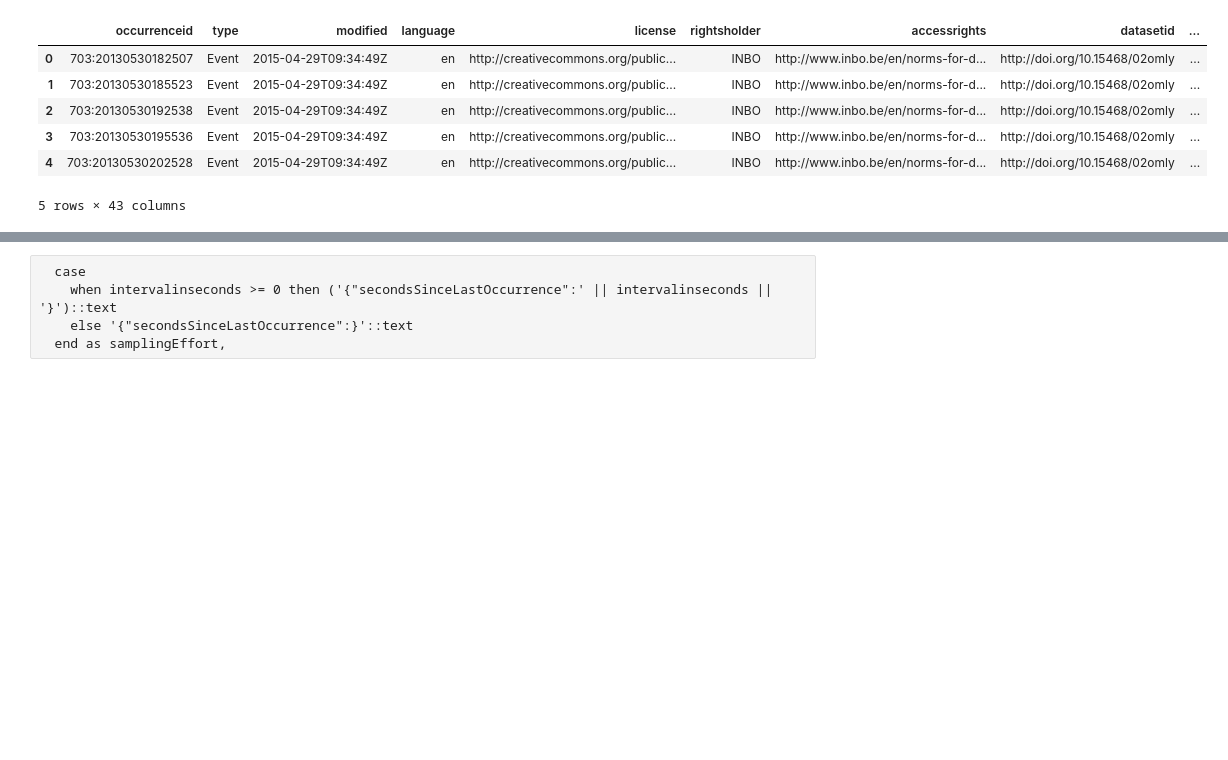
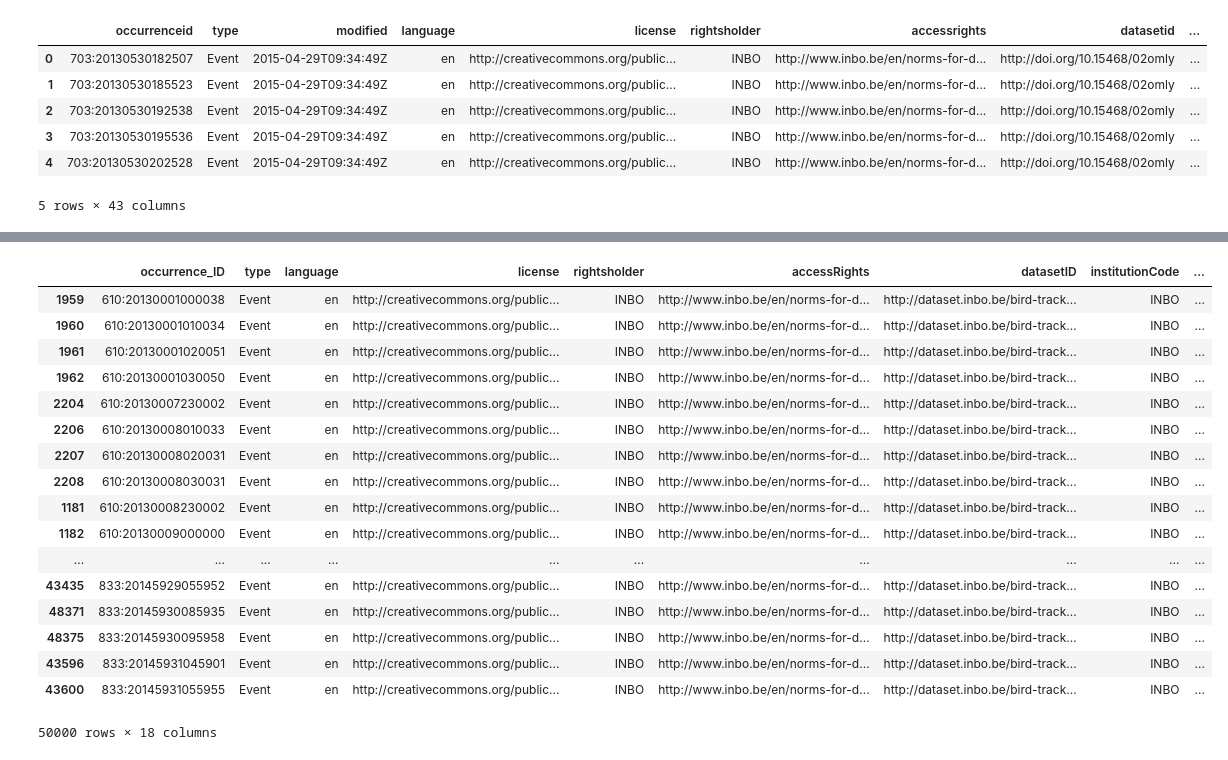
Before and after one commit to inbo/data-publication, a Jupyter notebook: datasets/bird-tracking-gull-occurrences/mapping/dwc-occurrence.ipynb, the cells around one changed output, grey strips where cells are left out. Saved outputs shown, nothing was run; the diff lists cells and outputs as text; code cells hidden in the pictures; blank space fills up the shorter version.

```diff
--- a/datasets/bird-tracking-gull-occurrences/mapping/dwc-occurrence.ipynb
+++ b/datasets/bird-tracking-gull-occurrences/mapping/dwc-occurrence.ipynb
@@ -44,3 +37,5 @@ array(['lbbg'], dtype=object)
+# %%
+data = pd.read_csv(path.rstrip('.gz'), nrows=50000, dtype=object)
 # %%
 data.columns
 # %% [output]
@@ -84 +79,8 @@ t.device_info_serial || ':' || to_char(t.date_time at time zone 'UTC','YYYYMMDDH
+# %%
+data["date_time"] = pd.to_datetime(data["date_time"]) # read the dates
+data["occurrence_ID"] = data["device_info_serial"].astype(str) + ":" +  data["date_time"].dt.strftime("%Y%M%d%H%M%S")
+data = data.sort_values(["occurrence_ID", "date_time"])
+
+# setup the New DataFrame, with the occurrence_ID as first column:
+df_dwc = pd.DataFrame(data["occurrence_ID"]).copy()
 # %%
@@ -127,8 +131,24 @@ df_dwc["lifeStage"] = "adult"
 df_dwc["organismID"] = data["ring_code"]
 df_dwc["organismName"] = data["bird_name"]
 df_dwc["samplingProtocol"] = "doi:10.1007/s10336-012-0908-1"
-# %% [raw]
-  case
-    when intervalinseconds >= 0 then ('{"secondsSinceLastOccurrence":' || intervalinseconds || '}')::text
-    else '{"secondsSinceLastOccurrence":}'::text
-  end as samplingEffort,
+# %%
+df_dwc
+# %% [output]
+|  | occurrence_ID | type | language | license | rightsholder | accessRights | datasetID | institutionCode | ... |
+| 1959 | 610:20130001000038 | Event | en | http://creativecommons.org/public... | INBO | http://www.inbo.be/en/norms-for-d... | http://dataset.inbo.be/bird-track... | INBO | ... |
+| 1960 | 610:20130001010034 | Event | en | http://creativecommons.org/public... | INBO | http://www.inbo.be/en/norms-for-d... | http://dataset.inbo.be/bird-track... | INBO | ... |
+| 1961 | 610:20130001020051 | Event | en | http://creativecommons.org/public... | INBO | http://www.inbo.be/en/norms-for-d... | http://dataset.inbo.be/bird-track... | INBO | ... |
+| 1962 | 610:20130001030050 | Event | en | http://creativecommons.org/public... | INBO | http://www.inbo.be/en/norms-for-d... | http://dataset.inbo.be/bird-track... | INBO | ... |
+| 2204 | 610:20130007230002 | Event | en | http://creativecommons.org/public... | INBO | http://www.inbo.be/en/norms-for-d... | http://dataset.inbo.be/bird-track... | INBO | ... |
+| 2206 | 610:20130008010033 | Event | en | http://creativecommons.org/public... | INBO | http://www.inbo.be/en/norms-for-d... | http://dataset.inbo.be/bird-track... | INBO | ... |
+| 2207 | 610:20130008020031 | Event | en | http://creativecommons.org/public... | INBO | http://www.inbo.be/en/norms-for-d... | http://dataset.inbo.be/bird-track... | INBO | ... |
+| 2208 | 610:20130008030031 | Event | en | http://creativecommons.org/public... | INBO | http://www.inbo.be/en/norms-for-d... | http://dataset.inbo.be/bird-track... | INBO | ... |
+| 1181 | 610:20130008230002 | Event | en | http://creativecommons.org/public... | INBO | http://www.inbo.be/en/norms-for-d... | http://dataset.inbo.be/bird-track... | INBO | ... |
+| 1182 | 610:20130009000000 | Event | en | http://creativecommons.org/public... | INBO | http://www.inbo.be/en/norms-for-d... | http://dataset.inbo.be/bird-track... | INBO | ... |
+| ... | ... | ... | ... | ... | ... | ... | ... | ... | ... |
+| 43435 | 833:20145929055952 | Event | en | http://creativecommons.org/public... | INBO | http://www.inbo.be/en/norms-for-d... | http://dataset.inbo.be/bird-track... | INBO | ... |
+| 48371 | 833:20145930085935 | Event | en | http://creativecommons.org/public... | INBO | http://www.inbo.be/en/norms-for-d... | http://dataset.inbo.be/bird-track... | INBO | ... |
+| 48375 | 833:20145930095958 | Event | en | http://creativecommons.org/public... | INBO | http://www.inbo.be/en/norms-for-d... | http://dataset.inbo.be/bird-track... | INBO | ... |
+| 43596 | 833:20145931045901 | Event | en | http://creativecommons.org/public... | INBO | http://www.inbo.be/en/norms-for-d... | http://dataset.inbo.be/bird-track... | INBO | ... |
+| 43600 | 833:20145931055955 | Event | en | http://creativecommons.org/public... | INBO | http://www.inbo.be/en/norms-for-d... | http://dataset.inbo.be/bird-track... | INBO | ... |
+50000 rows × 18 columns
```
Also changed, not shown: parts of 54 cells of this notebook.
